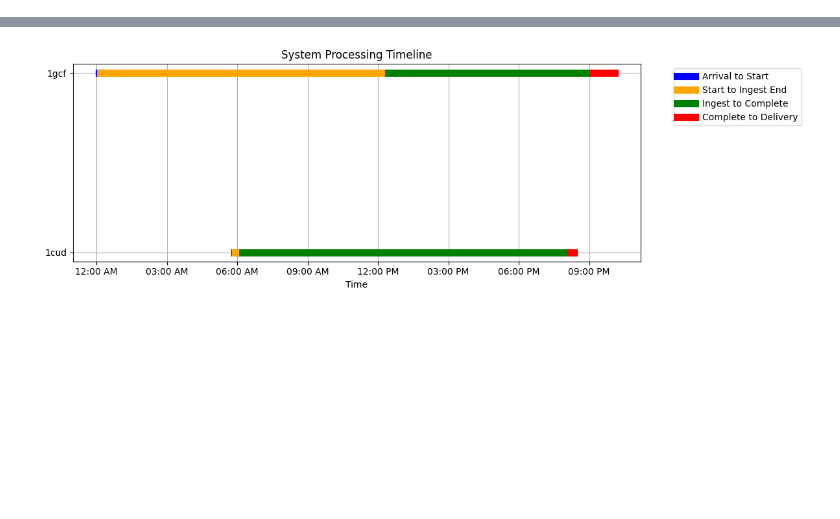
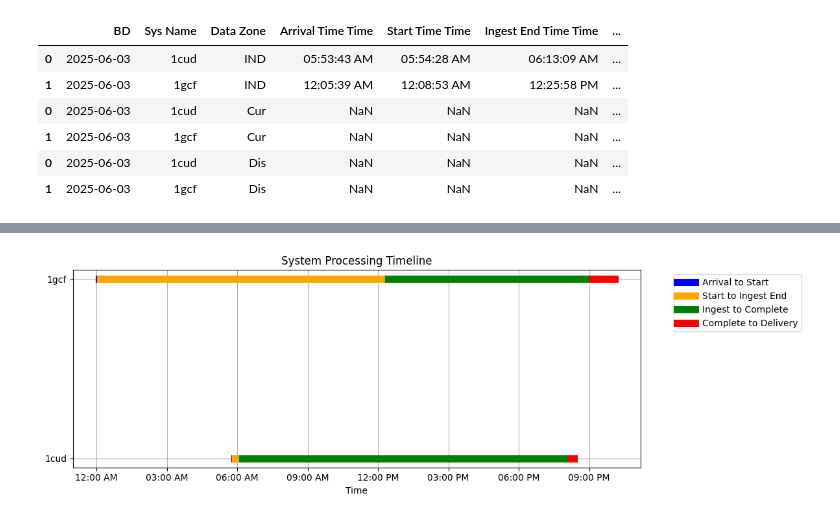
Before and after one commit to amir25-rahman/tempo, a Jupyter notebook: vg_2.ipynb, the cells around one changed output, grey strips where cells are left out. Cells and saved outputs as stored; diff of their text form; code cells hidden in the pictures; blank space fills up the shorter version.

```diff
--- a/vg_2.ipynb
+++ b/vg_2.ipynb
@@ -99,6 +99,16 @@ dis_columns =['Dis Delivery Time']
 dis_avg = avg_time_by_group(dis_df, dis_columns, ['BD','DAPP','Data Zone']).rename(columns={'DAPP':'Sys Name'})
 # %%
 concat_avg = pd.concat([ind_avg, cur_avg,dis_avg])
+# %%
+concat_avg
+# %% [output]
+|  | BD | Sys Name | Data Zone | Arrival Time Time | Start Time Time | Ingest End Time Time | ... |
+| 0 | 2025-06-03 | 1cud | IND | 05:53:43 AM | 05:54:28 AM | 06:13:09 AM | ... |
+| 1 | 2025-06-03 | 1gcf | IND | 12:05:39 AM | 12:08:53 AM | 12:25:58 PM | ... |
+| 0 | 2025-06-03 | 1cud | Cur | NaN | NaN | NaN | ... |
+| 1 | 2025-06-03 | 1gcf | Cur | NaN | NaN | NaN | ... |
+| 0 | 2025-06-03 | 1cud | Dis | NaN | NaN | NaN | ... |
+| 1 | 2025-06-03 | 1gcf | Dis | NaN | NaN | NaN | ... |
 # %%
 # Melt the time columns
 time_cols = ['Arrival Time Time', 'Start Time Time', 'Ingest End Time Time',
```
Also changed, not shown: parts of 4 cells of this notebook.
